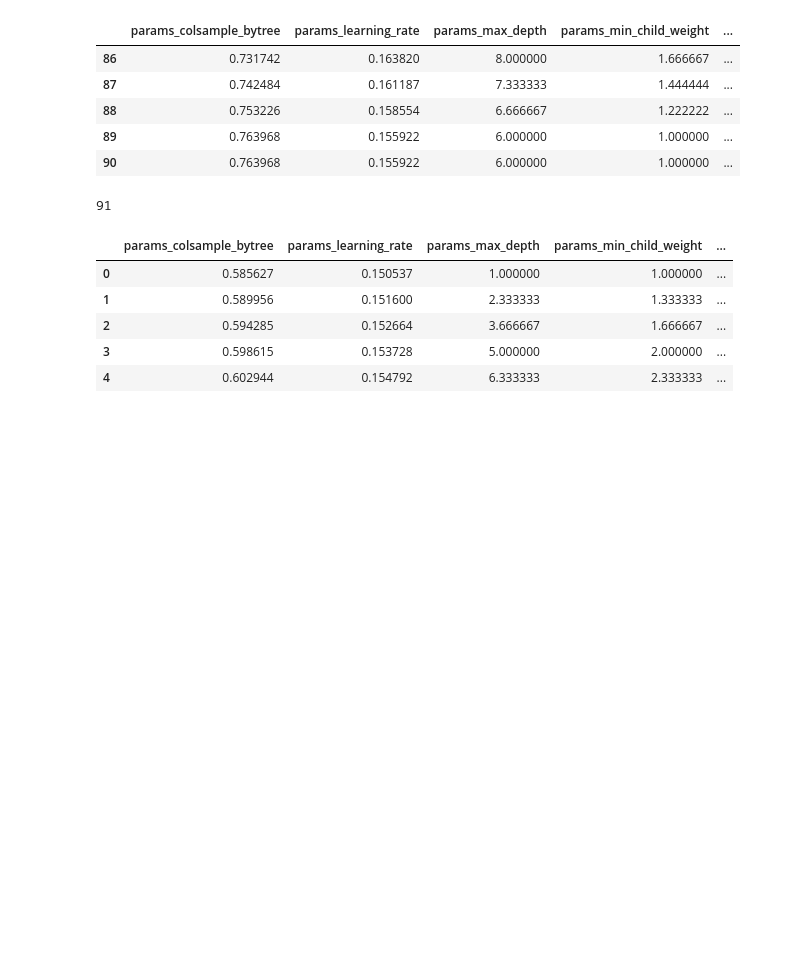
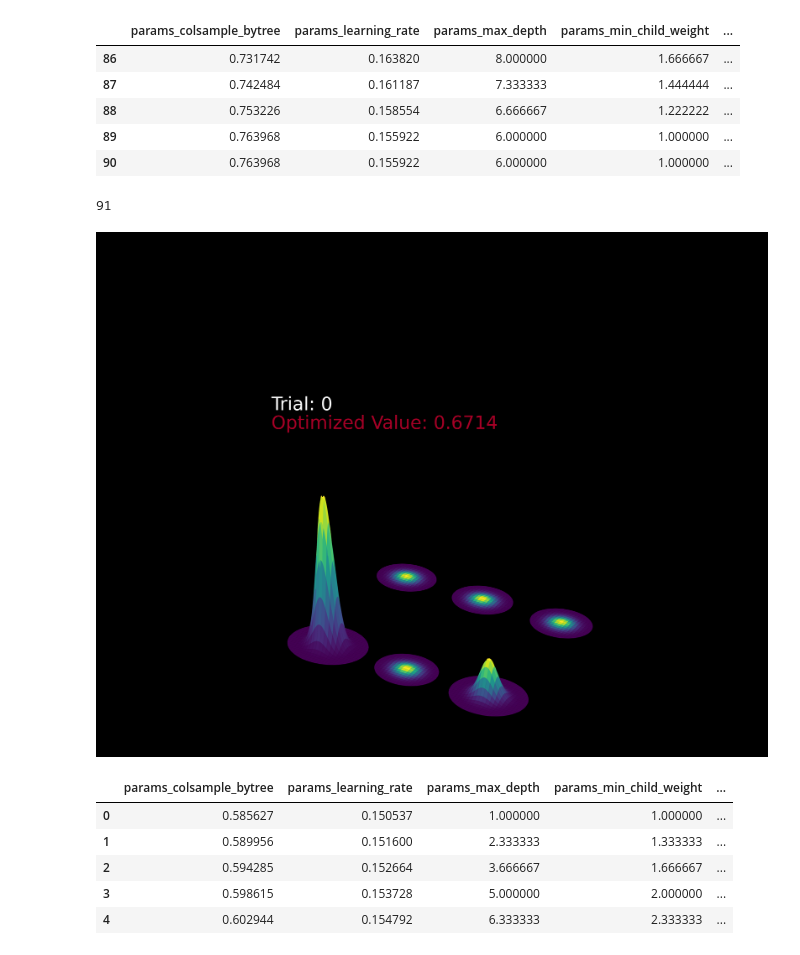
Before and after one commit to SloughJE/aerial_straps_classifier, a Jupyter notebook: noteboooks/1.0-JES-Optuna_viz.ipynb, the cells around one changed output. Drawn from its saved outputs; the diff is of its cells as text; code cells hidden in the pictures; blank space fills up the shorter version.

```diff
--- a/noteboooks/1.0-JES-Optuna_viz.ipynb
+++ b/noteboooks/1.0-JES-Optuna_viz.ipynb
@@ -69,10 +69,10 @@ from matplotlib import animation
 from IPython.display import HTML
 # %%
 # Get the trials data
-num_trials = 10
+num_trials = 50
 trials = study.trials_dataframe()[0:num_trials]
 # %%
-interp_steps = 10  # Number of interpolation steps between each pair of trials
+interp_steps = 24  # Number of interpolation steps between each pair of trials
 
 # Columns to interpolate
 interpolate_columns = [
@@ -139,7 +139,7 @@ import matplotlib.gridspec as gridspec
 
 #face_color = viridis(0)
 face_color = 'black'
-fig = plt.figure(figsize=(16, 16), dpi=300, facecolor=face_color) # have to have a background for ffmpeg
+fig = plt.figure(figsize=(20, 16), dpi=300, facecolor=face_color) # have to have a background for ffmpeg
 gs = gridspec.GridSpec(4, 1)
 
 # ax = fig.add_subplot(2, 1, 2, projection='3d', frame_on=False)
@@ -263,34 +263,36 @@ def update(num, trials, variances, coordinates, ax):
 
     #print(params_normalized)
     # Plot a 3D Gaussian distribution for each hyperparameter
     for i, (param, variance, coord) in enumerate(zip(params_normalized, variances, coordinates)):
         pos = np.dstack((X, Y))
         #print(pos)
         rv = multivariate_normal(coord, [[variance, 0], [0, variance]])
         Z = rv.pdf(pos) * param
         Z[Z < 0.00001] = np.nan  # Set a threshold to remove low Z values
         ax.plot_surface(X + coord[0], Y + coord[1], Z, cmap='viridis', linewidth=0, alpha=1)
 
     # Plot the base surface again with a high transparency value
     #ax.plot_surface(X_base, Y_base, np.zeros_like(X_base) - 0.1, color=plt.cm.viridis(0), alpha=0.2, linewidth=0, antialiased=False)
 
     ax.set_xlim(-5, 5)  # Set the limits to provide more space around the edges
     ax.set_ylim(-6, 6)  # Set the limits to provide more space around the edges
 
 # Create an animation
 ani = FuncAnimation(fig, update, frames=len(interpolated_trials), fargs=(interpolated_trials, variances, coordinates, ax), interval=10)
 
 # Save the animation
 #ani.save('hyperparameter_optimization_FULL.gif', writer='pillow', dpi=300)  # Adjust dpi as needed
 
 # Specify the writer
 writer = writers['ffmpeg'](fps=24, metadata=dict(artist='Me'), bitrate=3000)
 
 # Save the animation
-ani.save('hyperparameter_optimization_larger.mp4', writer=writer, dpi=300)  # Adjust dpi as needed
+ani.save('hyperparameter_optimization_FULL.mp4', writer=writer, dpi=300)  # Adjust dpi as needed
 
 # Display the animation
 #plt.show()
+# %% [output]
+[figure, added]
 # %%
 interpolated_trials.head()
 # %% [output]
```
